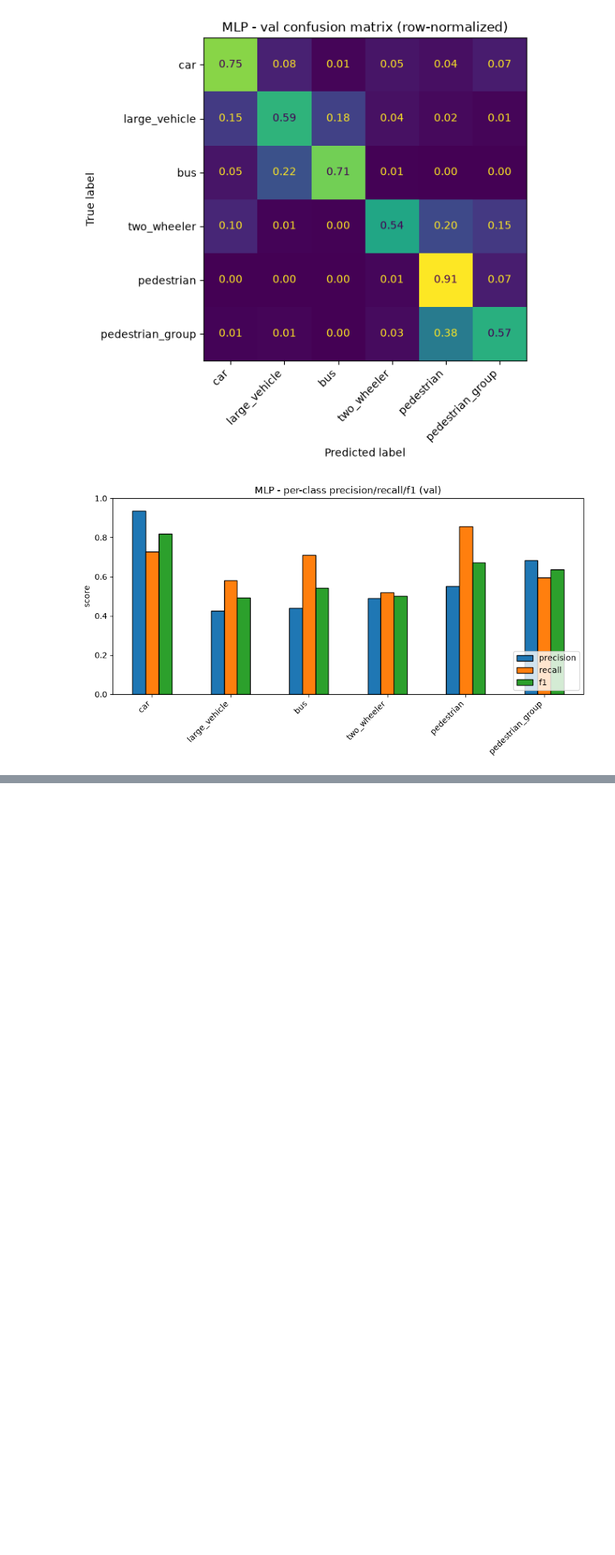
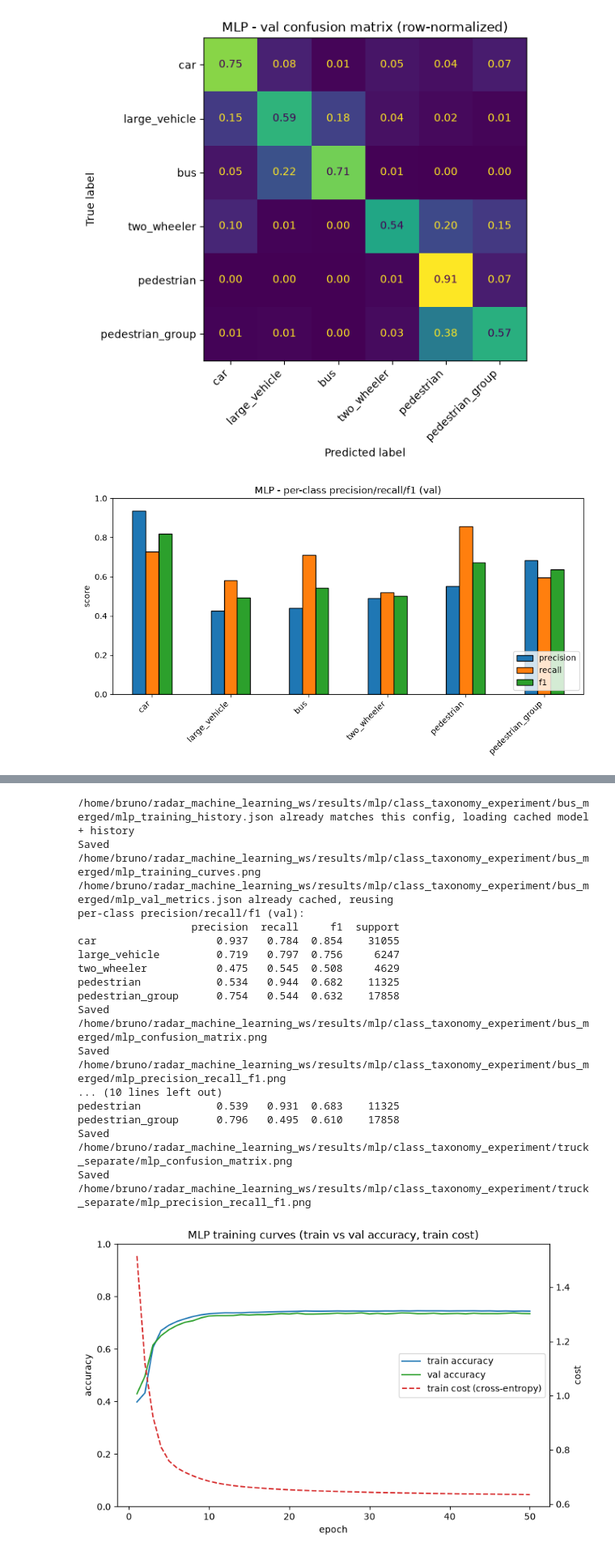
Before and after one commit to brunopinto900/radar-ml-autonomous-driving, a Jupyter notebook: notebooks/mlp_classifier.ipynb, the cells around one changed output, grey strips where cells are left out. Shown at 81% size. Saved outputs shown, nothing was run; the diff lists cells and outputs as text; code cells hidden in the pictures; blank space fills up the shorter version.

```diff
--- a/notebooks/mlp_classifier.ipynb
+++ b/notebooks/mlp_classifier.ipynb
@@ -126,0 +126,25 @@ See `MLP_Design.md` decision 2. 1000-epoch run: `results/mlp/epochs_1000/`.
+# %%
+from mlp_variants import run_variant
+
+# both cached, no retraining
+_, _, bus_merged_metrics, _, _ = run_variant(df, "bus_merged")
+_, _, truck_separate_metrics, _, _ = run_variant(df, "truck_separate")
+# %% [output]
+/home/bruno/radar_machine_learning_ws/results/mlp/class_taxonomy_experiment/bus_merged/mlp_training_history.json already matches this config, loading cached model + history
+Saved /home/bruno/radar_machine_learning_ws/results/mlp/class_taxonomy_experiment/bus_merged/mlp_training_curves.png
+/home/bruno/radar_machine_learning_ws/results/mlp/class_taxonomy_experiment/bus_merged/mlp_val_metrics.json already cached, reusing
+per-class precision/recall/f1 (val):
+                  precision  recall     f1  support
+car                   0.937   0.784  0.854    31055
+large_vehicle         0.719   0.797  0.756     6247
+two_wheeler           0.475   0.545  0.508     4629
+pedestrian            0.534   0.944  0.682    11325
+pedestrian_group      0.754   0.544  0.632    17858
+Saved /home/bruno/radar_machine_learning_ws/results/mlp/class_taxonomy_experiment/bus_merged/mlp_confusion_matrix.png
+Saved /home/bruno/radar_machine_learning_ws/results/mlp/class_taxonomy_experiment/bus_merged/mlp_precision_recall_f1.png
+... (10 lines left out)
+pedestrian            0.539   0.931  0.683    11325
+pedestrian_group      0.796   0.495  0.610    17858
+Saved /home/bruno/radar_machine_learning_ws/results/mlp/class_taxonomy_experiment/truck_separate/mlp_confusion_matrix.png
+Saved /home/bruno/radar_machine_learning_ws/results/mlp/class_taxonomy_experiment/truck_separate/mlp_precision_recall_f1.png
+[figure, added]
```
Also changed, not shown: parts of 14 cells of this notebook, 8 other files.
